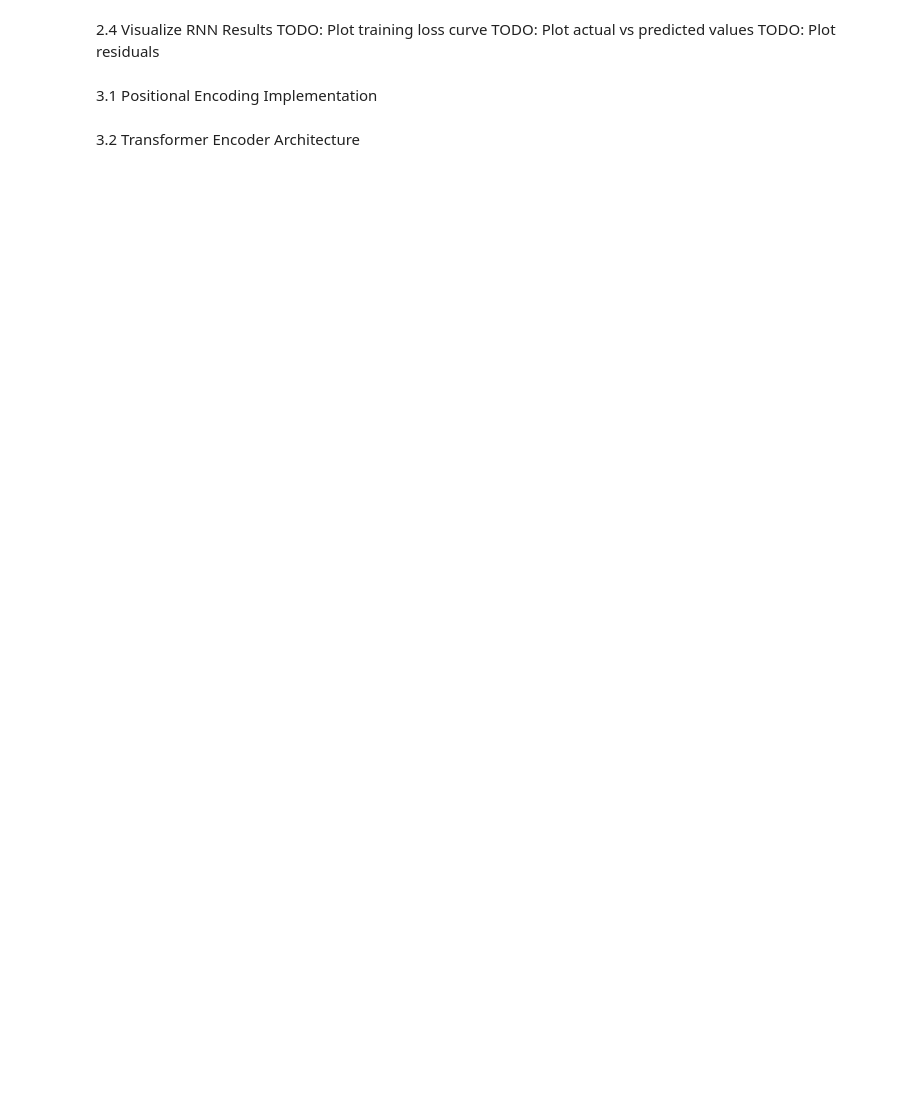
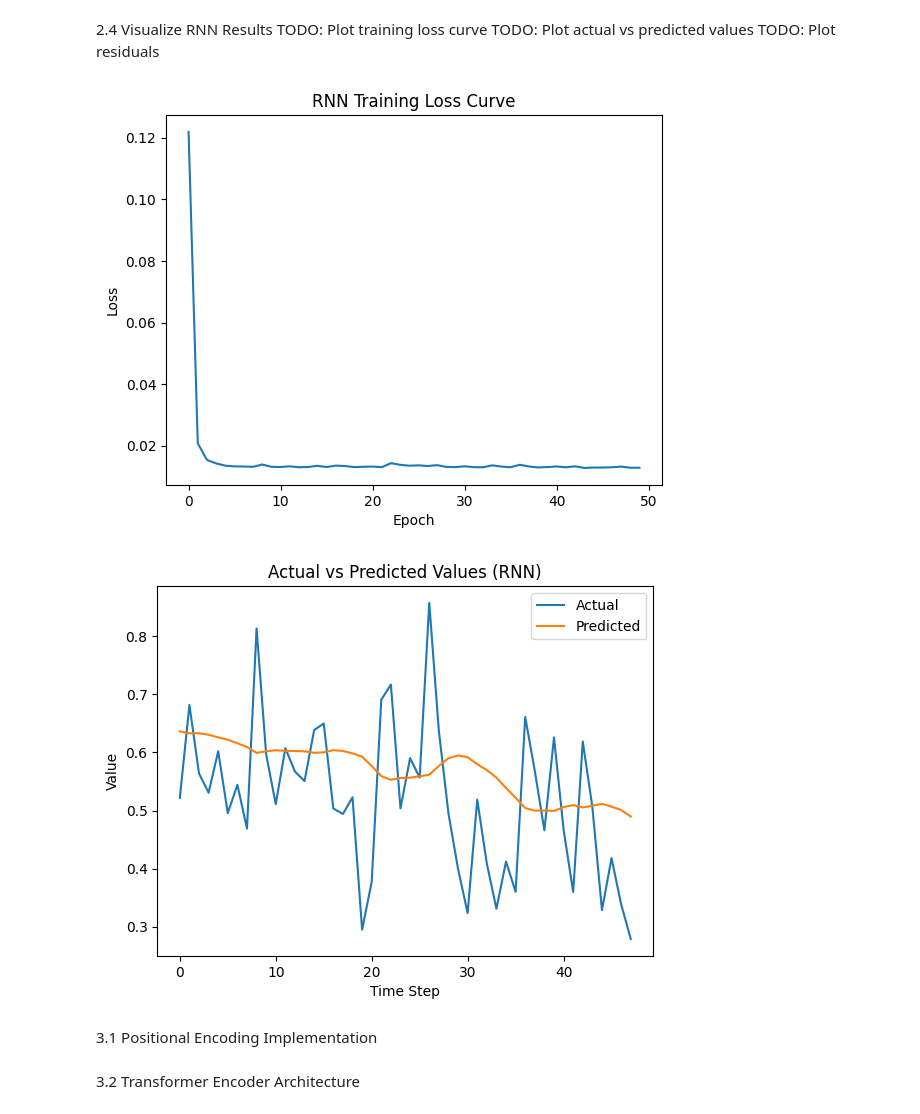
Before and after one commit to azhar258/BITS.Mtech, a Jupyter notebook: SEM-1/Assignment-DL/Assignment 2/2025ab05055_RNN_assignment.ipynb, the cells around one changed output. Saved outputs shown, nothing was run; the diff lists cells and outputs as text; code cells hidden in the pictures; blank space fills up the shorter version.

```diff
--- a/SEM-1/Assignment-DL/Assignment 2/2025ab05055_RNN_assignment.ipynb
+++ b/SEM-1/Assignment-DL/Assignment 2/2025ab05055_RNN_assignment.ipynb
@@ -407,3 +441,11 @@ def build_rnn_model(model_type, input_shape, hidden_units, n_layers, output_size
 # %% [markdown]
 TODO: Create RNN model
 rnn_model = build_rnn_model('LSTM', (sequence_length, n_features), 64, 2, prediction_horizon)
+# %%
+rnn_model = build_rnn_model(
+    model_type='LSTM',
+    input_shape=(sequence_length, n_features),
+    hidden_units=64,
+    n_layers=2,
+    output_size=prediction_horizon
+)
@@ -411,6 +469,13 @@ rnn_model = build_rnn_model('LSTM', (sequence_length, n_features), 64, 2, predic
 TODO: Compile model
 For Keras: model.compile(optimizer='adam', loss='mse', metrics=['mae'])
 For PyTorch: define optimizer and loss function
+# %%
+# Compile RNN model
+rnn_model.compile(
+    optimizer='adam',
+    loss='mse',
+    metrics=['mae']
+)
 # %% [markdown]
 2.2 Train RNN Model
 # %%
@@ -424,6 +493,14 @@ rnn_start_time = time.time()
 TODO: Train your model
 For Keras: history = rnn_model.fit(X_train, y_train, epochs=50, batch_size=32)
 For PyTorch: write training loop
+# %%
+# TODO: Train your model
+rnn_history = rnn_model.fit(
+    X_train, y_train,
+    epochs=50,
+    batch_size=32,
+    verbose=0
+)
 # %%
 rnn_training_time = time.time() - rnn_start_time
 # %%
@@ -449,0 +538,3 @@ def calculate_mape(y_true, y_pred):
+# %%
+# REQUIRED: Make predictions on test set
+y_pred = rnn_model.predict(X_test)
@@ -464,6 +563,27 @@ print(f"R² Score: {rnn_r2:.4f}")
 TODO: Plot training loss curve
 TODO: Plot actual vs predicted values
 TODO: Plot residuals
+# %%
+# Plot Training Loss Curve
+plt.figure()
+plt.plot(rnn_history.history['loss'])
+plt.xlabel("Epoch")
+plt.ylabel("Loss")
+plt.title("RNN Training Loss Curve")
+plt.show()
+
+# Plot Actual vs Predicted Values (Test Set)
+plt.figure()
+plt.plot(y_test, label="Actual")
+plt.plot(y_pred, label="Predicted")
+plt.xlabel("Time Step")
+plt.ylabel("Value")
+plt.title("Actual vs Predicted Values (RNN)")
+plt.legend()
+plt.show()
+# %% [output]
+[figure, added]
+[figure, added]
 # %%
 """
 ================================================================================
```
Also changed, not shown: parts of 40 cells of this notebook.
